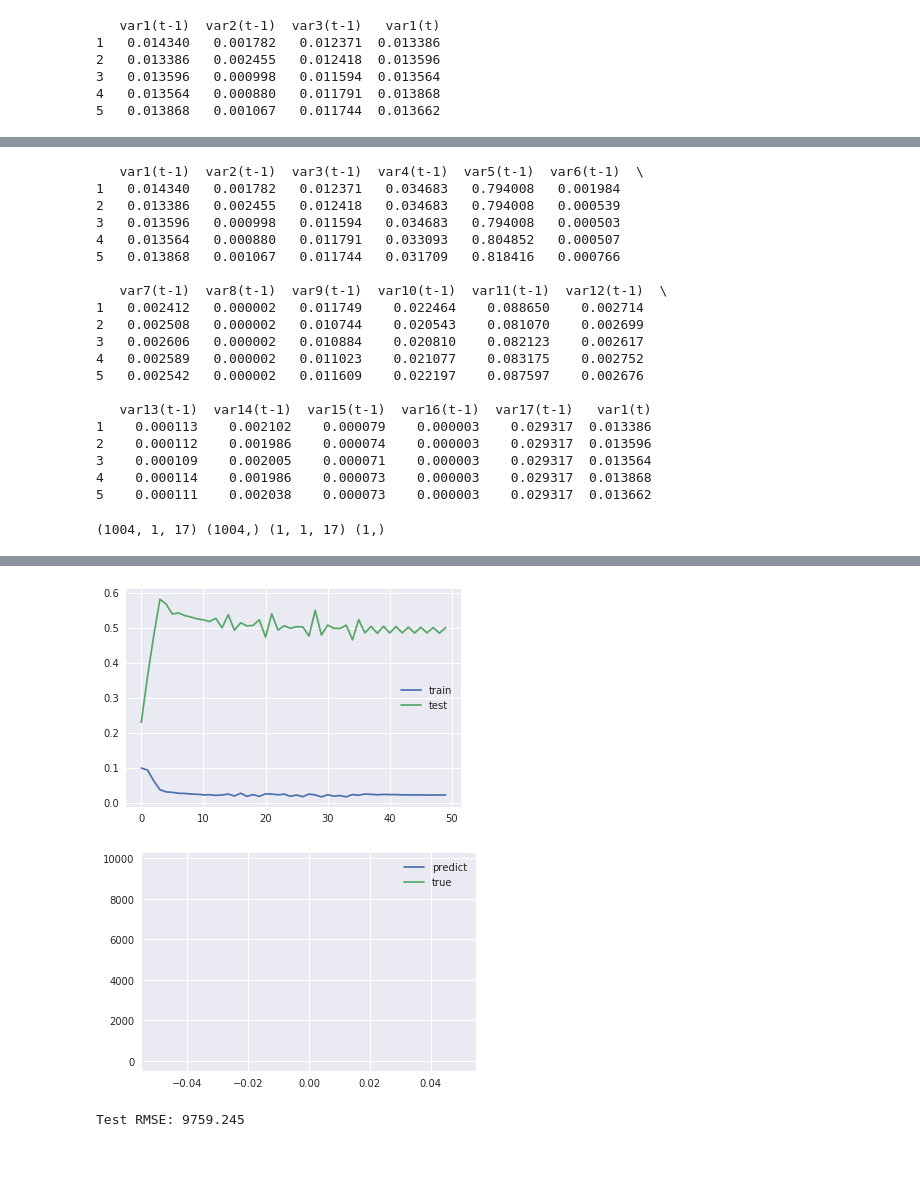
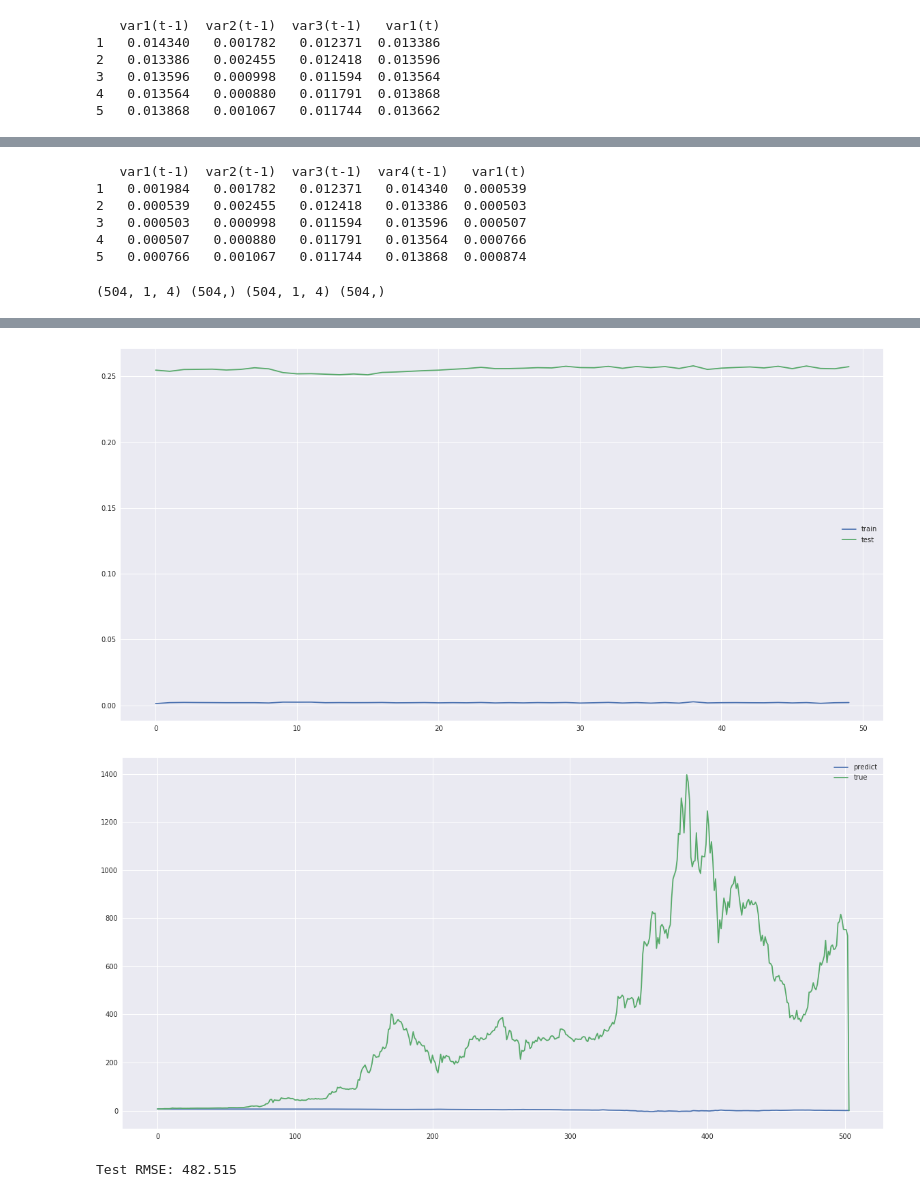
Before and after one commit to TrungAnh1812/essay, a Jupyter notebook: Untitled.ipynb, the cells around one changed output, grey strips where cells are left out. Drawn from its saved outputs; the diff is of its cells as text; code cells hidden in the pictures; blank space fills up the shorter version.

```diff
--- a/Untitled.ipynb
+++ b/Untitled.ipynb
@@ -209,0 +242,4 @@ inv_y.shape
+# %%
+data = pd.read_csv('eth_price.csv', index_col="Date")
+
+data.tail()
@@ -209,0 +254,6 @@ inv_y.shape
+# %%
+#Tranform the date field
+
+data.index = pd.to_datetime(data.index)
+print(data.index)
+data.head(5)
@@ -210,39 +276,26 @@ inv_y.shape
 # %%
 # load dataset
-values = data.values
+dataset1 = data[['ETH','Volume','Market Cap','Close']]
+values = dataset1.values
 # normalize features
 scaler = MinMaxScaler(feature_range=(0, 1))
 scaled = scaler.fit_transform(values)
 # frame as supervised learning
 reframed = series_to_supervised(scaled, 1, 1)
 # drop columns we don't want to predict
-reframed.drop(reframed.columns[[18,19,20,21,22,23,24,25,26,27,28,29,30,31,32,33]], axis=1, inplace=True)
+reframed.drop(reframed.columns[[5,6,7]], axis=1, inplace=True)
 print(reframed.head())
 # %% [output]
-   var1(t-1)  var2(t-1)  var3(t-1)  var4(t-1)  var5(t-1)  var6(t-1)  \
-1   0.014340   0.001782   0.012371   0.034683   0.794008   0.001984
-2   0.013386   0.002455   0.012418   0.034683   0.794008   0.000539
-3   0.013596   0.000998   0.011594   0.034683   0.794008   0.000503
-4   0.013564   0.000880   0.011791   0.033093   0.804852   0.000507
-5   0.013868   0.001067   0.011744   0.031709   0.818416   0.000766
-
-   var7(t-1)  var8(t-1)  var9(t-1)  var10(t-1)  var11(t-1)  var12(t-1)  \
-1   0.002412   0.000002   0.011749    0.022464    0.088650    0.002714
-2   0.002508   0.000002   0.010744    0.020543    0.081070    0.002699
-3   0.002606   0.000002   0.010884    0.020810    0.082123    0.002617
-4   0.002589   0.000002   0.011023    0.021077    0.083175    0.002752
-5   0.002542   0.000002   0.011609    0.022197    0.087597    0.002676
-
-   var13(t-1)  var14(t-1)  var15(t-1)  var16(t-1)  var17(t-1)   var1(t)
-1    0.000113    0.002102    0.000079    0.000003    0.029317  0.013386
-2    0.000112    0.001986    0.000074    0.000003    0.029317  0.013596
-3    0.000109    0.002005    0.000071    0.000003    0.029317  0.013564
-4    0.000114    0.001986    0.000073    0.000003    0.029317  0.013868
-5    0.000111    0.002038    0.000073    0.000003    0.029317  0.013662
+   var1(t-1)  var2(t-1)  var3(t-1)  var4(t-1)   var1(t)
+1   0.001984   0.001782   0.012371   0.014340  0.000539
+2   0.000539   0.002455   0.012418   0.013386  0.000503
+3   0.000503   0.000998   0.011594   0.013596  0.000507
+4   0.000507   0.000880   0.011791   0.013564  0.000766
+5   0.000766   0.001067   0.011744   0.013868  0.000874
 # %%
 # split into train and test sets
 values = reframed.values
-n_train_hours = 1004
+n_train_hours = int(len(values)*0.5)
 train = values[:n_train_hours, :]
 test = values[n_train_hours:, :]
 # split into input and outputs
@@ -253,7 +306,7 @@ train_X = train_X.reshape((train_X.shape[0], 1, train_X.shape[1]))
 test_X = test_X.reshape((test_X.shape[0], 1, test_X.shape[1]))
 print(train_X.shape, train_y.shape, test_X.shape, test_y.shape)
 # %% [output]
-(1004, 1, 17) (1004,) (1, 1, 17) (1,)
+(504, 1, 4) (504,) (504, 1, 4) (504,)
 # %%
 # design network
 model = Sequential()
@@ -261,7 +314,7 @@ model.add(LSTM(50, input_shape=(train_X.shape[1], train_X.shape[2])))
 model.add(Dense(1))
 model.compile(loss='mae', optimizer='adam')
 # fit network
-history = model.fit(train_X, train_y, epochs=50, batch_size=60, validation_data=(test_X, test_y), verbose=2, shuffle=False)
+history = model.fit(train_X, train_y, epochs=50, batch_size=9, validation_data=(test_X, test_y), verbose=2, shuffle=False)
 # plot history
 pyplot.plot(history.history['loss'], label='train')
 pyplot.plot(history.history['val_loss'], label='test')
@@ -288,4 +341,4 @@ Epoch 50/50
-[figure, old version]
+[figure, new version]
 # %%
 # make a prediction
 yhat = model.predict(test_X)
@@ -300,16 +353,17 @@ inv_y = concatenate((test_y, test_X[:, 1:]), axis=1)
 inv_y = scaler.inverse_transform(inv_y)
 inv_y = inv_y[:,0]
 # %%
+
 #Plotting the prediction
 pyplot.plot(inv_yhat, label='predict')
 pyplot.plot(inv_y, label='true')
 pyplot.legend()
 pyplot.show()
 # %% [output]
-[figure, old version]
+[figure, new version]
 # %%
 # calculate RMSE
 rmse = sqrt(mean_squared_error(inv_y, inv_yhat))
 print('Test RMSE: %.3f' % rmse)
 # %% [output]
-Test RMSE: 9759.245
+Test RMSE: 482.515
```
Also changed, not shown: parts of 14 cells of this notebook, 2 other files.
